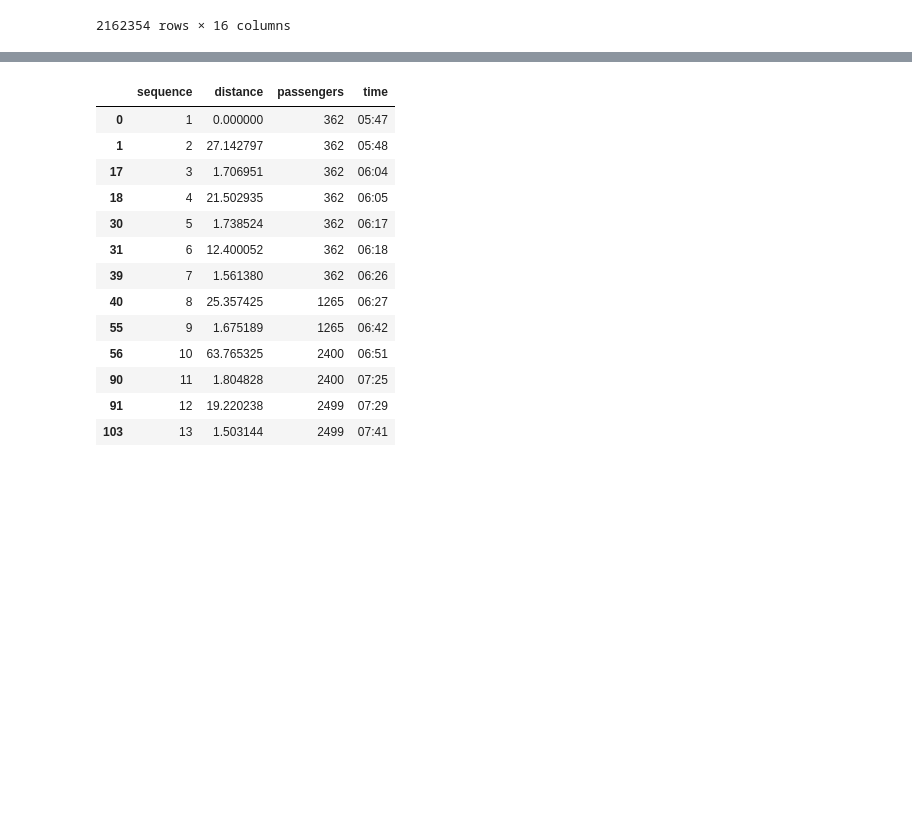
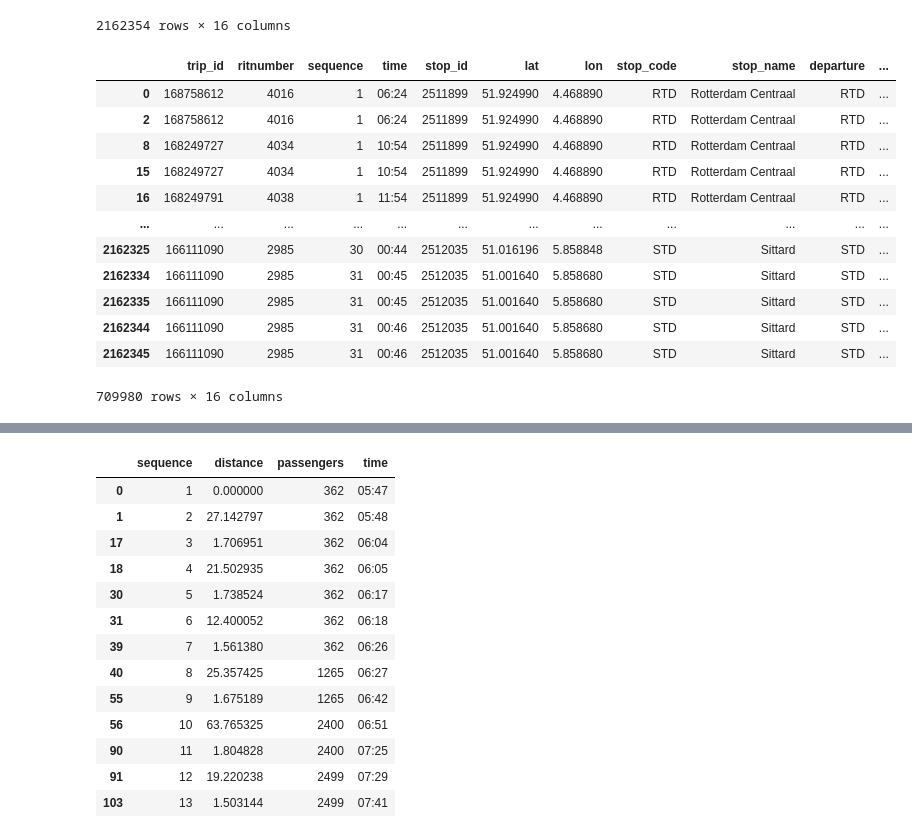
Before and after one commit to Kh0uloud/Optimization-for-City-Public-Transport-Route, a Jupyter notebook: Transform_the_problem_into_TSP.ipynb, the cells around one changed output, grey strips where cells are left out. Cells and saved outputs as stored; diff of their text form; code cells hidden in the pictures; blank space fills up the shorter version.

```diff
--- a/Transform_the_problem_into_TSP.ipynb
+++ b/Transform_the_problem_into_TSP.ipynb
@@ -30,0 +31,18 @@ list(df.trip_id.unique()).remove(168758612)
+# %%
+df= df.drop_duplicates()
+# %%
+df
+# %% [output]
+|  | trip_id | ritnumber | sequence | time | stop_id | lat | lon | stop_code | stop_name | departure | ... |
+| 0 | 168758612 | 4016 | 1 | 06:24 | 2511899 | 51.924990 | 4.468890 | RTD | Rotterdam Centraal | RTD | ... |
+| 2 | 168758612 | 4016 | 1 | 06:24 | 2511899 | 51.924990 | 4.468890 | RTD | Rotterdam Centraal | RTD | ... |
+| 8 | 168249727 | 4034 | 1 | 10:54 | 2511899 | 51.924990 | 4.468890 | RTD | Rotterdam Centraal | RTD | ... |
+| 15 | 168249727 | 4034 | 1 | 10:54 | 2511899 | 51.924990 | 4.468890 | RTD | Rotterdam Centraal | RTD | ... |
+| 16 | 168249791 | 4038 | 1 | 11:54 | 2511899 | 51.924990 | 4.468890 | RTD | Rotterdam Centraal | RTD | ... |
+| ... | ... | ... | ... | ... | ... | ... | ... | ... | ... | ... | ... |
+| 2162325 | 166111090 | 2985 | 30 | 00:44 | 2512035 | 51.016196 | 5.858848 | STD | Sittard | STD | ... |
+| 2162334 | 166111090 | 2985 | 31 | 00:45 | 2512035 | 51.001640 | 5.858680 | STD | Sittard | STD | ... |
+| 2162335 | 166111090 | 2985 | 31 | 00:45 | 2512035 | 51.001640 | 5.858680 | STD | Sittard | STD | ... |
+| 2162344 | 166111090 | 2985 | 31 | 00:46 | 2512035 | 51.001640 | 5.858680 | STD | Sittard | STD | ... |
+| 2162345 | 166111090 | 2985 | 31 | 00:46 | 2512035 | 51.001640 | 5.858680 | STD | Sittard | STD | ... |
+709980 rows × 16 columns
```
Also changed, not shown: parts of 10 cells of this notebook.
